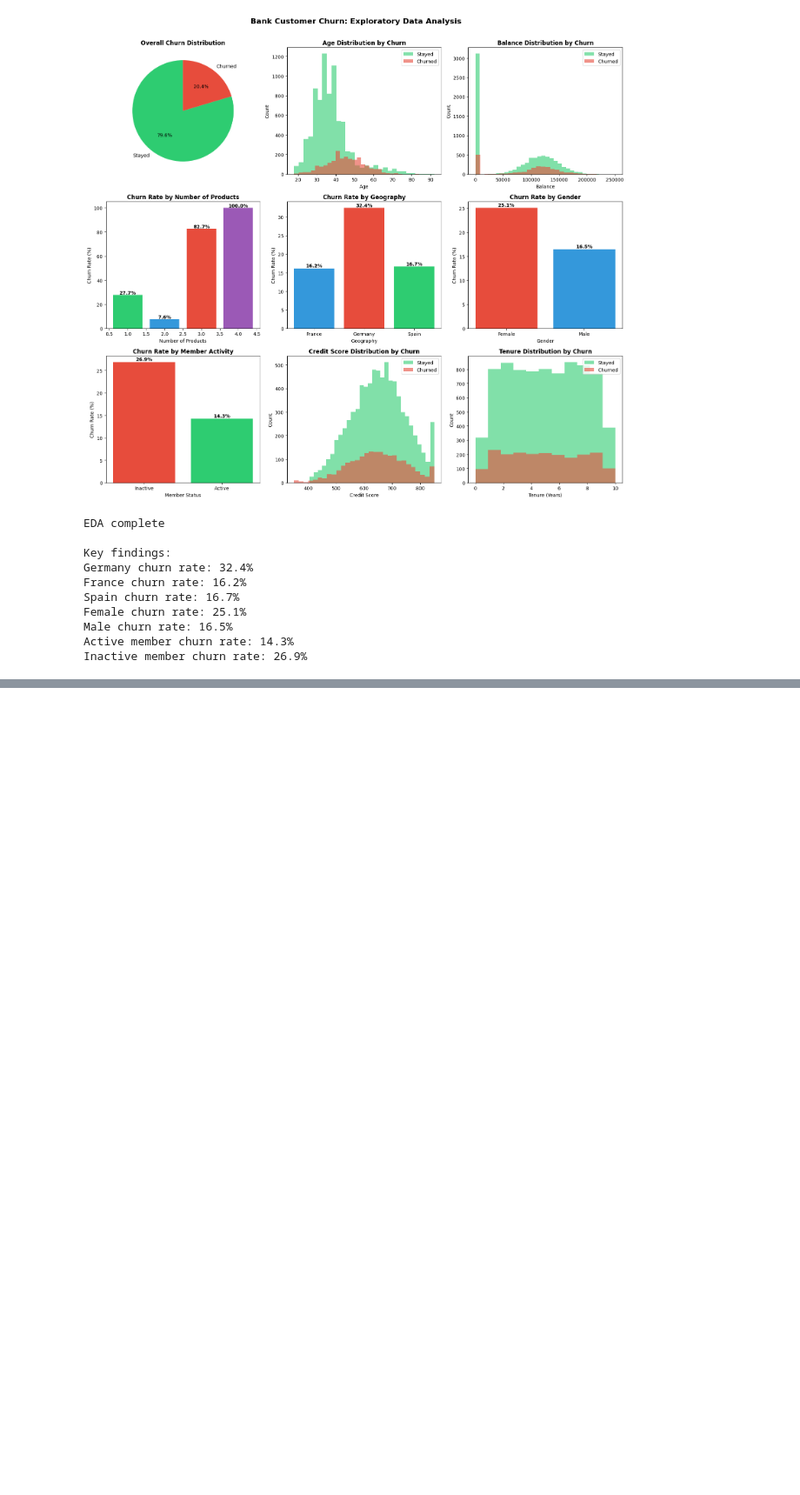
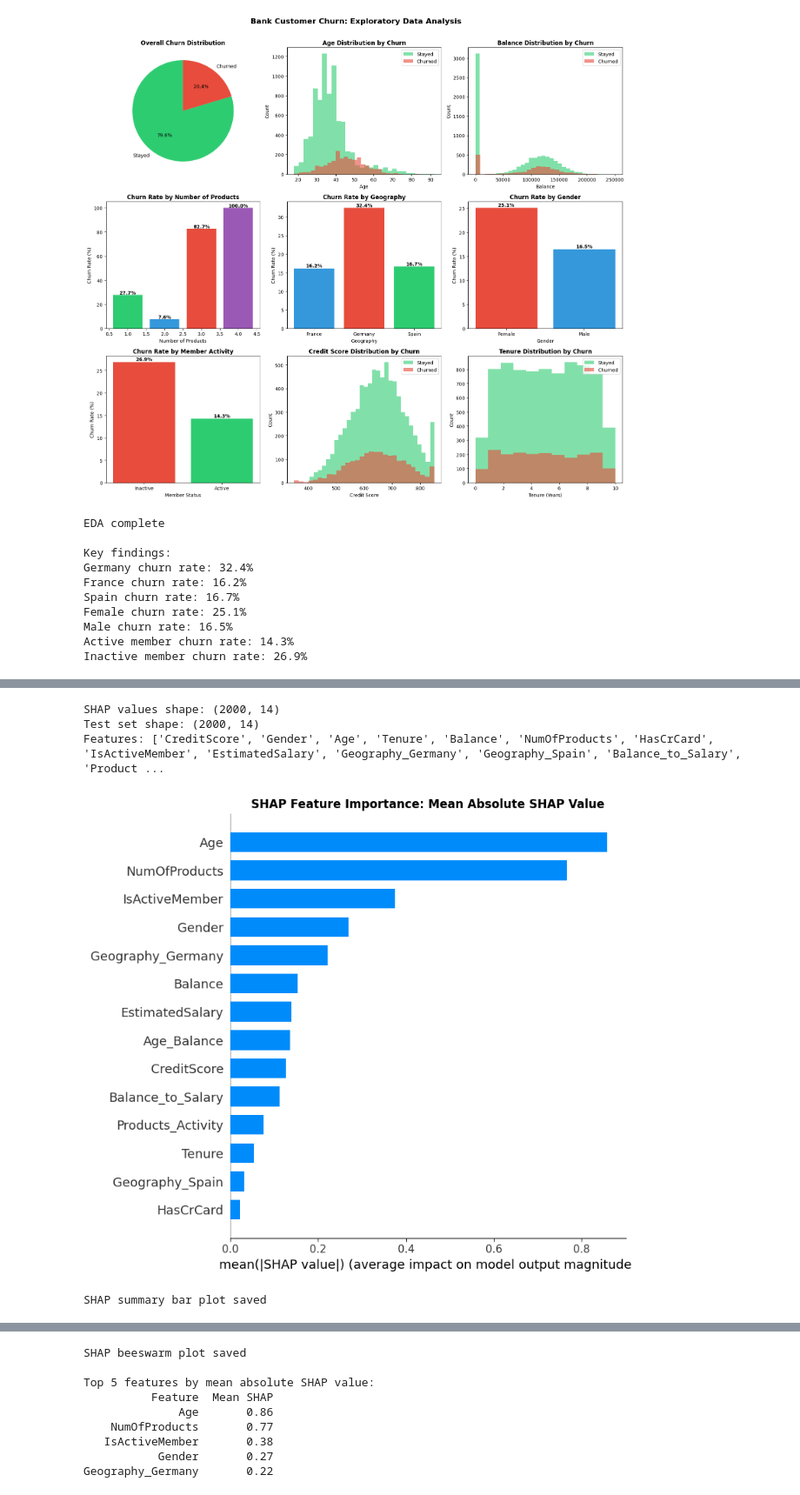
Before and after one commit to Kingsley-Eboh/bank-churn-prediction, a Jupyter notebook: bank_churn_prediction.ipynb, the cells around one changed output, grey strips where cells are left out. Shown at 87% size. Drawn from its saved outputs; the diff is of its cells as text; code cells hidden in the pictures; blank space fills up the shorter version.

```diff
--- a/bank_churn_prediction.ipynb
+++ b/bank_churn_prediction.ipynb
@@ -363,0 +749,50 @@ Inactive member churn rate: 26.9%
+# %%
+
+# Initialise SHAP explainer
+explainer = shap.TreeExplainer(xgb_tuned)
+
+# Calculate SHAP values for test set
+shap_values = explainer.shap_values(X_test)
+
+print(f"SHAP values shape: {shap_values.shape}")
+print(f"Test set shape: {X_test.shape}")
+print(f"Features: {X_test.columns.tolist()}")
+
+# Plot 1: SHAP summary bar plot — mean absolute SHAP values
+plt.figure(figsize=(10, 7))
+shap.summary_plot(
+    shap_values, X_test,
+    plot_type='bar',
+    show=False
+)
+plt.title('SHAP Feature Importance: Mean Absolute SHAP Value', fontweight='bold')
+plt.tight_layout()
+plt.savefig('figures/analysis3_shap_summary_bar.png', dpi=150, bbox_inches='tight')
+plt.show()
+print("SHAP summary bar plot saved")
+
+# Plot 2: SHAP beeswarm plot — direction and magnitude
+plt.figure(figsize=(10, 7))
+shap.summary_plot(
+    shap_values, X_test,
+    plot_type='dot',
+    show=False
+)
+plt.title('SHAP Beeswarm Plot: Feature Impact on Churn Prediction', fontweight='bold')
+plt.tight_layout()
+plt.savefig('figures/analysis3_shap_beeswarm.png', dpi=150, bbox_inches='tight')
+plt.show()
+print("SHAP beeswarm plot saved")
+
+print(f"\nTop 5 features by mean absolute SHAP value:")
+shap_importance = pd.DataFrame({
+    'Feature': X_test.columns,
+    'Mean SHAP': np.abs(shap_values).mean(axis=0)
+}).sort_values('Mean SHAP', ascending=False)
+print(shap_importance.head().to_string(index=False))
+# %% [output]
+SHAP values shape: (2000, 14)
+Test set shape: (2000, 14)
+Features: ['CreditScore', 'Gender', 'Age', 'Tenure', 'Balance', 'NumOfProducts', 'HasCrCard', 'IsActiveMember', 'EstimatedSalary', 'Geography_Germany', 'Geography_Spain', 'Balance_to_Salary', 'Product ...
+[figure, added]
+SHAP summary bar plot saved
@@ -363,0 +800,9 @@ Inactive member churn rate: 26.9%
+SHAP beeswarm plot saved
+
+Top 5 features by mean absolute SHAP value:
+          Feature  Mean SHAP
+              Age       0.86
+    NumOfProducts       0.77
+   IsActiveMember       0.38
+           Gender       0.27
+Geography_Germany       0.22
```
Also changed, not shown: parts of 14 cells of this notebook, 4 other files.
